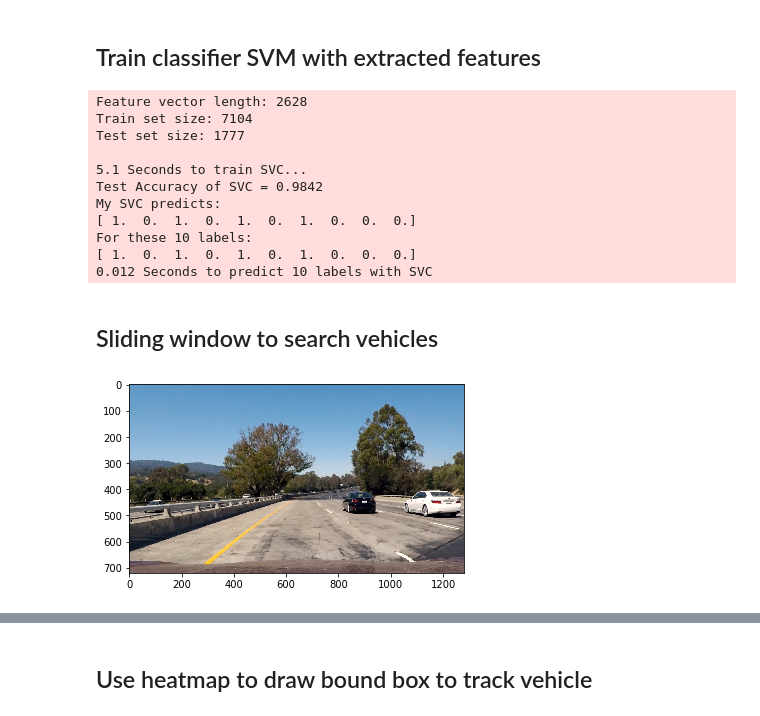
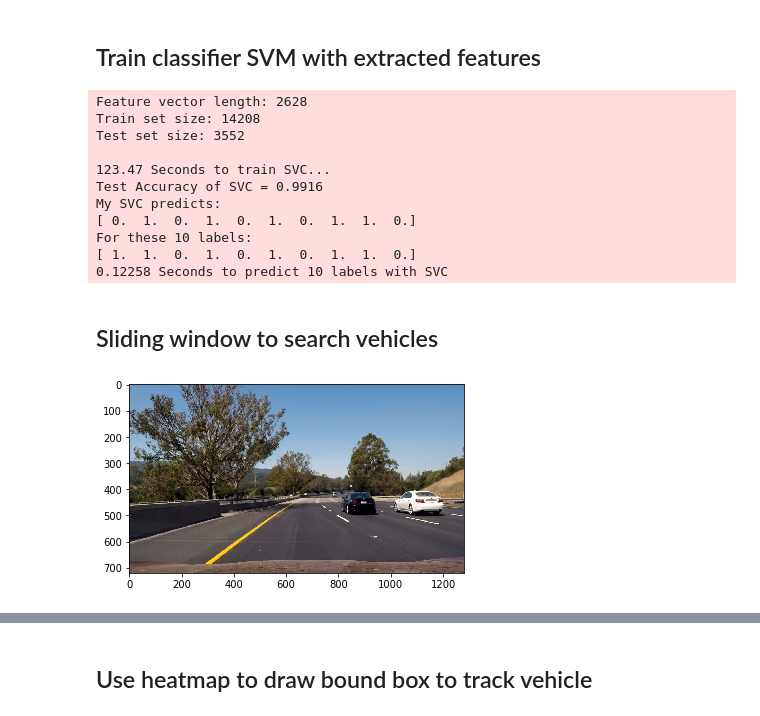
Before and after one commit to WangYuanMike/CarND-Vehicle-Detection, a Jupyter notebook: vehicle_detection.ipynb, the cells around one changed output, grey strips where cells are left out. Cells and saved outputs as stored; diff of their text form; code cells hidden in the pictures.

```diff
--- a/vehicle_detection.ipynb
+++ b/vehicle_detection.ipynb
@@ -27,7 +27,7 @@ import pickle
 import time
 
 def load_image(path, scale=255):
-    files = glob.glob(path)[::2]
+    files = glob.glob(path)
     logger.debug('{} {}'.format(path, np.shape(files)))
     images = [mpimg.imread(x) * scale for x in files] # mpimg read png as 0-1 => scale them up to 0-255
     return images
@@ -340,7 +339,7 @@ car_ind = 3365
 ## Train classifier SVM with extracted features
 # %%
 from sklearn.cross_validation import train_test_split
-from sklearn.svm import LinearSVC
+from sklearn.svm import LinearSVC, SVC
 
 # Define the labels vector
 y = np.hstack((np.ones(len(vehicle_features)), np.zeros(len(non_vehicle_features))))
@@ -357,7 +356,7 @@ logger.info('Test set size: {}'.format(len(X_test)))
 logger.info('')
 
 # Use a linear SVC
-svc = LinearSVC()
+svc = SVC(C=0.5)
 
 # Check the training time for the SVC
 start =time.time()
@@ -379,16 +378,16 @@ end = time.time()
 logger.info('{} Seconds to predict {} labels with SVC'.format(round(end-start, 5), n_predict))
 # %% [output]
 Feature vector length: 2628
-Train set size: 7104
-Test set size: 1777
+Train set size: 14208
+Test set size: 3552
 
-5.1 Seconds to train SVC...
-Test Accuracy of SVC = 0.9842
+123.47 Seconds to train SVC...
+Test Accuracy of SVC = 0.9916
 My SVC predicts:
-[ 1.  0.  1.  0.  1.  0.  1.  0.  0.  0.]
+[ 0.  1.  0.  1.  0.  1.  0.  1.  1.  0.]
 For these 10 labels:
-[ 1.  0.  1.  0.  1.  0.  1.  0.  0.  0.]
-0.012 Seconds to predict 10 labels with SVC
+[ 1.  1.  0.  1.  0.  1.  0.  1.  1.  0.]
+0.12258 Seconds to predict 10 labels with SVC
 # %% [markdown]
 ## Sliding window to search vehicles
 # %%
@@ -473,11 +471,11 @@ def find_car_single_image(img, svc, X_scaler, scale=1, orient=9, color_space="RG
 
     return draw_img, bbox_list
 # %%
-test_image = test_images[0]
+test_image = test_images[5]
 plt.imshow(test_image)
 plt.show()
 # %% [output]
-[figure, old version]
+[figure, new version]
 # %%
 draw_img, _ = find_car_single_image(test_image, svc, X_scaler, pix_per_cell=8, cells_per_step=1)
 plt.imshow(draw_img)
```
Also changed, not shown: parts of 17 cells of this notebook, 1 other file.
